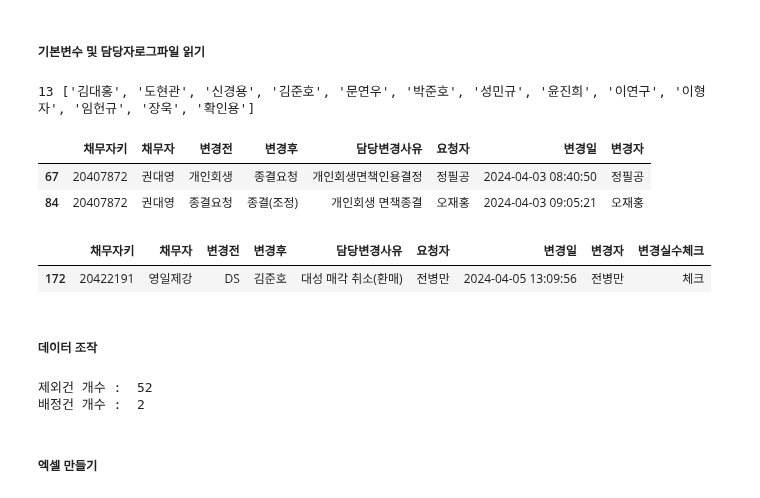
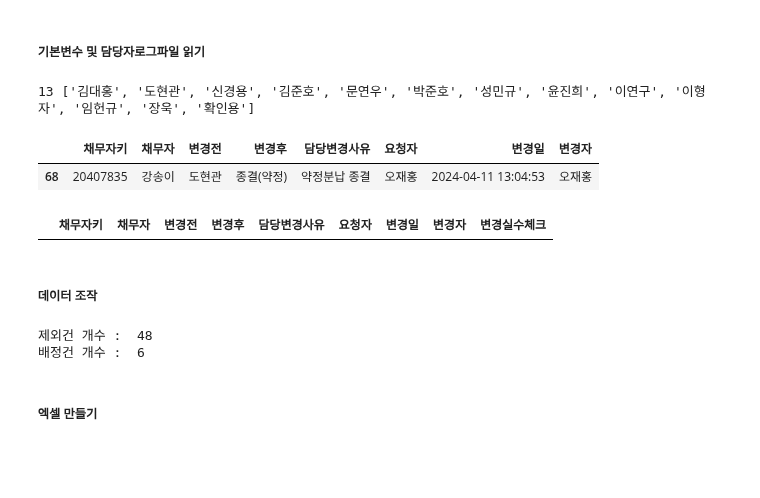
Before and after one commit to jbmyou/python_work, a Jupyter notebook: fileNaming/자산관리/담당자변경.ipynb, the cells around one changed output. Cells and saved outputs as stored; diff of their text form; code cells hidden in the pictures; blank space fills up the shorter version.

```diff
--- a/fileNaming/자산관리/담당자변경.ipynb
+++ b/fileNaming/자산관리/담당자변경.ipynb
@@ -20,29 +20,28 @@ debt_dtype = {'채무자키':str, '타채무자키':str, '담당자키':str}
 # %%
 # 추심팀 명단 : 부서 == 추심
 # 사원 다운로드 : 직위는 팀관리까지 / 사원성명,지점,부서만 체크해서 다운 OR 기본값이나 전체도 상관은 없음
 
 # 주간 담당자로그 파일 읽기
 ######################################################################
 wd = r"D:\3.자산\기타 업무\담당자변경"
-filename_log = "담당자로그_20240409_1346.xlsx"
-기간 = "240402~240408"  # 전주 화요일 ~ 이번주 월요일
+filename_log = "담당자로그_20240416_1022.xlsx"
+기간 = "240409~2404015"  # 전주 화요일 ~ 이번주 월요일
 사원 = "사원_20240409_1345.xlsx"
 ######################################################################
 전사원명단 = pd.read_excel(join(wd,사원), dtype=str)
 사원_지점 = 전사원명단.query('부서=="추심"')[["사원성명", "지점"]].copy()
 추심팀 = 사원_지점.사원성명.tolist()
 print(len(추심팀), 추심팀)
 
 log = pd.read_excel(join(wd,filename_log), dtype=debt_dtype)
 
 # 채무자키로 그룹화 : 변경일순으로 정렬되어 있으므로 순회하면 된다.
 log_grouped = log.groupby('채무자키')
 log_grouped.get_group(list(log_grouped.groups.keys())[0])
 # %% [output]
 13 ['김대홍', '도현관', '신경용', '김준호', '문연우', '박준호', '성민규', '윤진희', '이연구', '이형자', '임헌규', '장욱', '확인용']
 |  | 채무자키 | 채무자 | 변경전 | 변경후 | 담당변경사유 | 요청자 | 변경일 | 변경자 |
-| 67 | 20407872 | 권대영 | 개인회생 | 종결요청 | 개인회생면책인용결정 | 정필공 | 2024-04-03 08:40:50 | 정필공 |
-| 84 | 20407872 | 권대영 | 종결요청 | 종결(조정) | 개인회생 면책종결 | 오재홍 | 2024-04-03 09:05:21 | 오재홍 |
+| 68 | 20407835 | 강송이 | 도현관 | 종결(약정) | 약정분납 종결 | 오재홍 | 2024-04-11 13:04:53 | 오재홍 |
 # %%
 # 바꾸면 안 되는 담당자 변경건 있는지
 log_copy = log.copy()
@@ -58,7 +57,6 @@ log_copy["변경실수체크"] = np.where(cond1 | cond2, "체크", "")
 log_copy.query("변경실수체크=='체크'")
 # %% [output]
 |  | 채무자키 | 채무자 | 변경전 | 변경후 | 담당변경사유 | 요청자 | 변경일 | 변경자 | 변경실수체크 |
-| 172 | 20422191 | 영일제강 | DS | 김준호 | 대성 매각 취소(환매) | 전병만 | 2024-04-05 13:09:56 | 전병만 | 체크 |
 # %% [markdown]
 ##### 데이터 조작
 # %%
@@ -126,8 +124,8 @@ columns = ["채무자키", "채무자명", "변경전", "변경후", "최종변
 print("제외건 개수 : ", len(제외건))
 print("배정건 개수 : ", len(배정건))
 # %% [output]
-제외건 개수 :  52
-배정건 개수 :  2
+제외건 개수 :  48
+배정건 개수 :  6
 # %% [markdown]
 ##### 엑셀 만들기
 # %%
```
Also changed, not shown: 2 other files.
